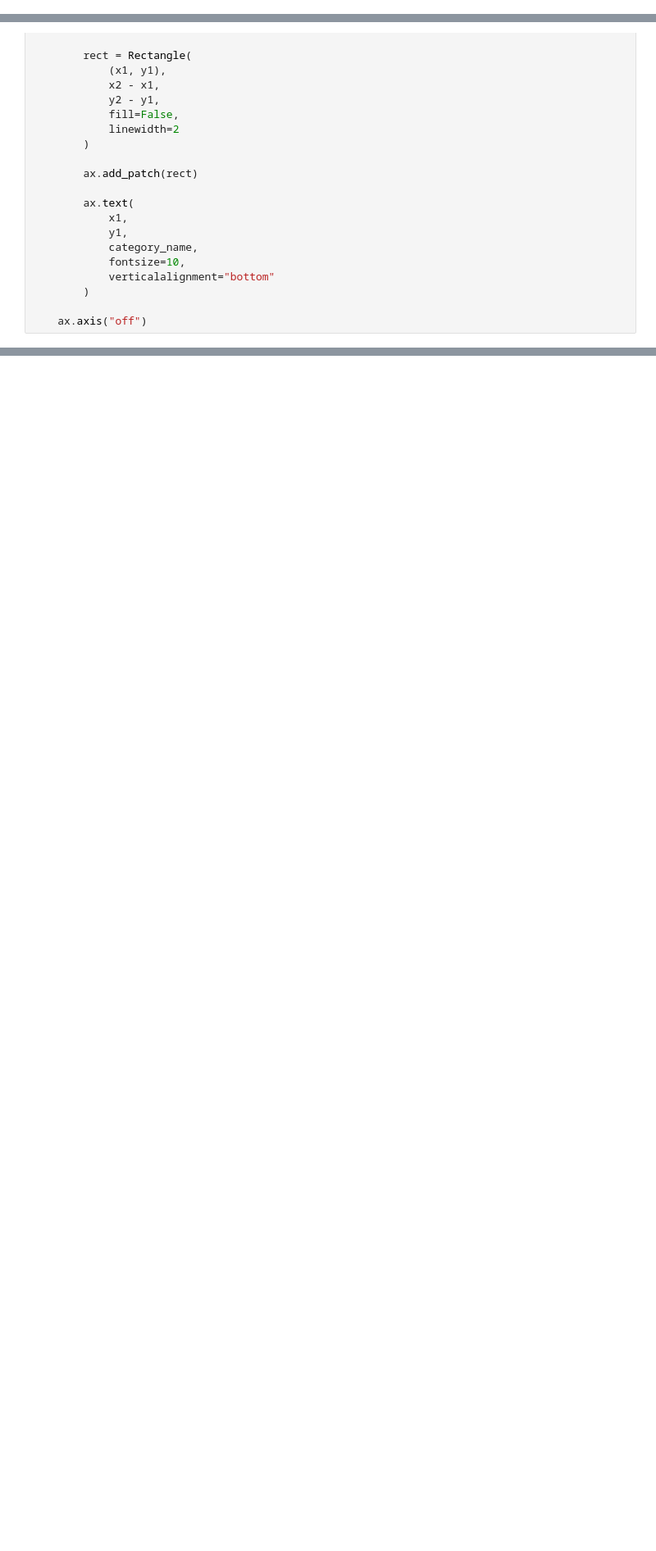
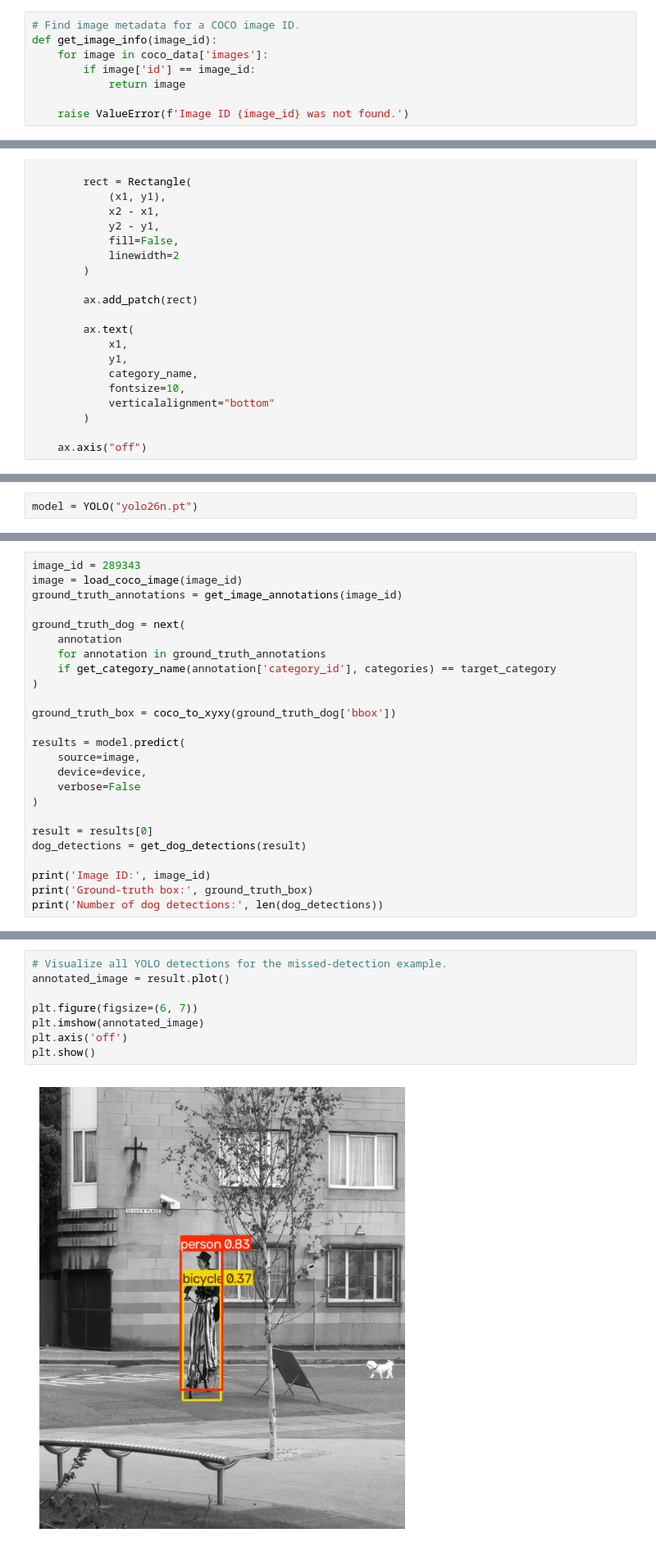
Before and after one commit to mahsawye/robust-visual-segmentation, a Jupyter notebook: notebooks/01_coco_exploration.ipynb, the cells around one changed output, grey strips where cells are left out. Shown at 82% size. Cells and saved outputs as stored; diff of their text form; blank space fills up the shorter version.

Commit message:
Object detection with YOLO, clean COCO exploration and detection prototype

```diff
--- a/notebooks/01_coco_exploration.ipynb
+++ b/notebooks/01_coco_exploration.ipynb
@@ -107,0 +98,8 @@ print(calculate_iou(box_a, box_b))
+# %%
+# Find image metadata for a COCO image ID.
+def get_image_info(image_id):
+    for image in coco_data['images']:
+        if image['id'] == image_id:
+            return image
+
+    raise ValueError(f'Image ID {image_id} was not found.')
@@ -204,0 +246,2 @@ nothing to commit (create/copy files and use "git add" to track)
+# %%
+model = YOLO("yolo26n.pt")
@@ -204,0 +299,25 @@ nothing to commit (create/copy files and use "git add" to track)
+# %%
+image_id = 289343
+image = load_coco_image(image_id)
+ground_truth_annotations = get_image_annotations(image_id)
+
+ground_truth_dog = next(
+    annotation
+    for annotation in ground_truth_annotations
+    if get_category_name(annotation['category_id'], categories) == target_category
+)
+
+ground_truth_box = coco_to_xyxy(ground_truth_dog['bbox'])
+
+results = model.predict(
+    source=image,
+    device=device,
+    verbose=False
+)
+
+result = results[0]
+dog_detections = get_dog_detections(result)
+
+print('Image ID:', image_id)
+print('Ground-truth box:', ground_truth_box)
+print('Number of dog detections:', len(dog_detections))
@@ -204,0 +328,10 @@ nothing to commit (create/copy files and use "git add" to track)
+# %%
+# Visualize all YOLO detections for the missed-detection example.
+annotated_image = result.plot()
+
+plt.figure(figsize=(6, 7))
+plt.imshow(annotated_image)
+plt.axis('off')
+plt.show()
+# %% [output]
+[figure, added]
```
Also changed, not shown: parts of 46 cells of this notebook.
